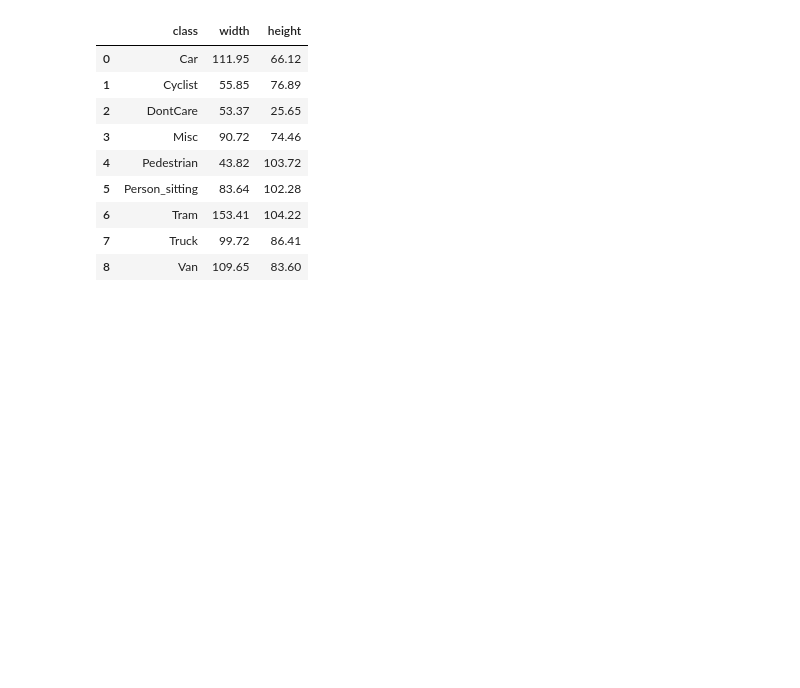
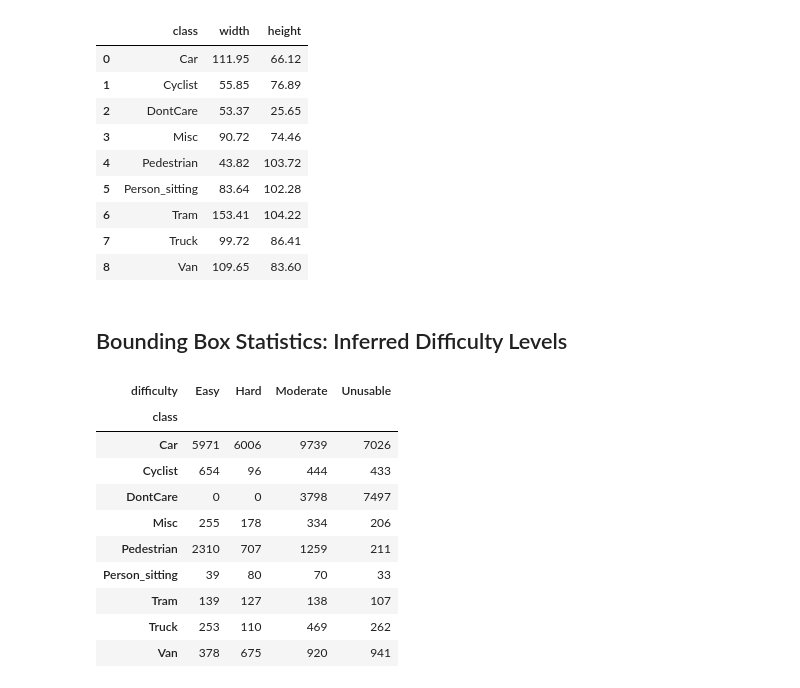
Before and after one commit to tjtrebat/kitti-experiments, a Jupyter notebook: rgb/analysis.ipynb, the cells around one changed output. Drawn from its saved outputs; the diff is of its cells as text; code cells hidden in the pictures; blank space fills up the shorter version.

```diff
--- a/rgb/analysis.ipynb
+++ b/rgb/analysis.ipynb
@@ -103,3 +103,50 @@ avg_dims
 | 6 | Tram | 153.41 | 104.22 |
 | 7 | Truck | 99.72 | 86.41 |
 | 8 | Van | 109.65 | 83.60 |
+# %% [markdown]
+## Bounding Box Statistics: Inferred Difficulty Levels
+# %%
+object_types = []
+truncated = []
+occluded = []
+bbox_height = []
+for label_file in kitti_train_labels:
+    parsed_labels = utils.parse_label_file(label_file)
+    for label in parsed_labels:
+        object_types.append(label['type'])
+        truncated.append(label['truncated'])
+        occluded.append(label['occluded'])
+        bbox_height.append(label['bbox_2d_max'][1] - label['bbox_2d_min'][1])
+
+df = pd.DataFrame({
+    'class': object_types,
+    'truncated': truncated,
+    'occluded': occluded,
+    'bbox_height': bbox_height
+})
+
+def compute_difficulty(row):
+    if row['occluded'] == 0 and row['truncated'] <= 0.15 and row['bbox_height'] >= 40:
+        return "Easy"
+    elif row['occluded'] <= 1 and row['truncated'] <= 0.3 and row['bbox_height'] >= 25:
+        return "Moderate"
+    elif row['occluded'] <= 2 and row['truncated'] <= 0.5 and row['bbox_height'] >= 25:
+        return "Hard"
+    else:
+        return "Unusable"
+
+df["difficulty"] = df.apply(compute_difficulty, axis=1)
+counts_df = df.groupby(["class", "difficulty"]).size().unstack(fill_value=0)
+counts_df
+# %% [output]
+| difficulty | Easy | Hard | Moderate | Unusable |
+| class |  |  |  |  |
+| Car | 5971 | 6006 | 9739 | 7026 |
+| Cyclist | 654 | 96 | 444 | 433 |
+| DontCare | 0 | 0 | 3798 | 7497 |
+| Misc | 255 | 178 | 334 | 206 |
+| Pedestrian | 2310 | 707 | 1259 | 211 |
+| Person_sitting | 39 | 80 | 70 | 33 |
+| Tram | 139 | 127 | 138 | 107 |
+| Truck | 253 | 110 | 469 | 262 |
+| Van | 378 | 675 | 920 | 941 |
```
Also changed, not shown: parts of 1 cell of this notebook, 3 other files.
